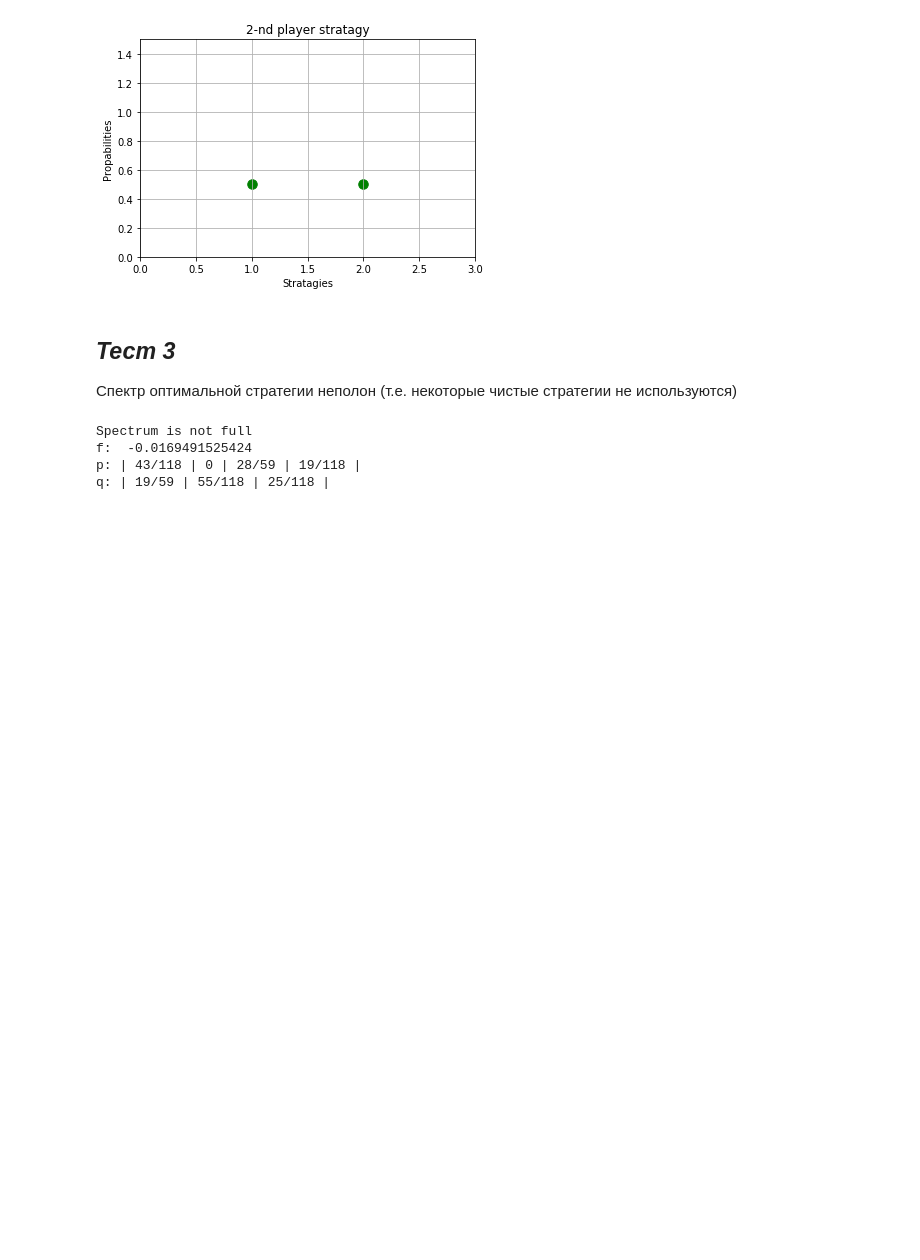
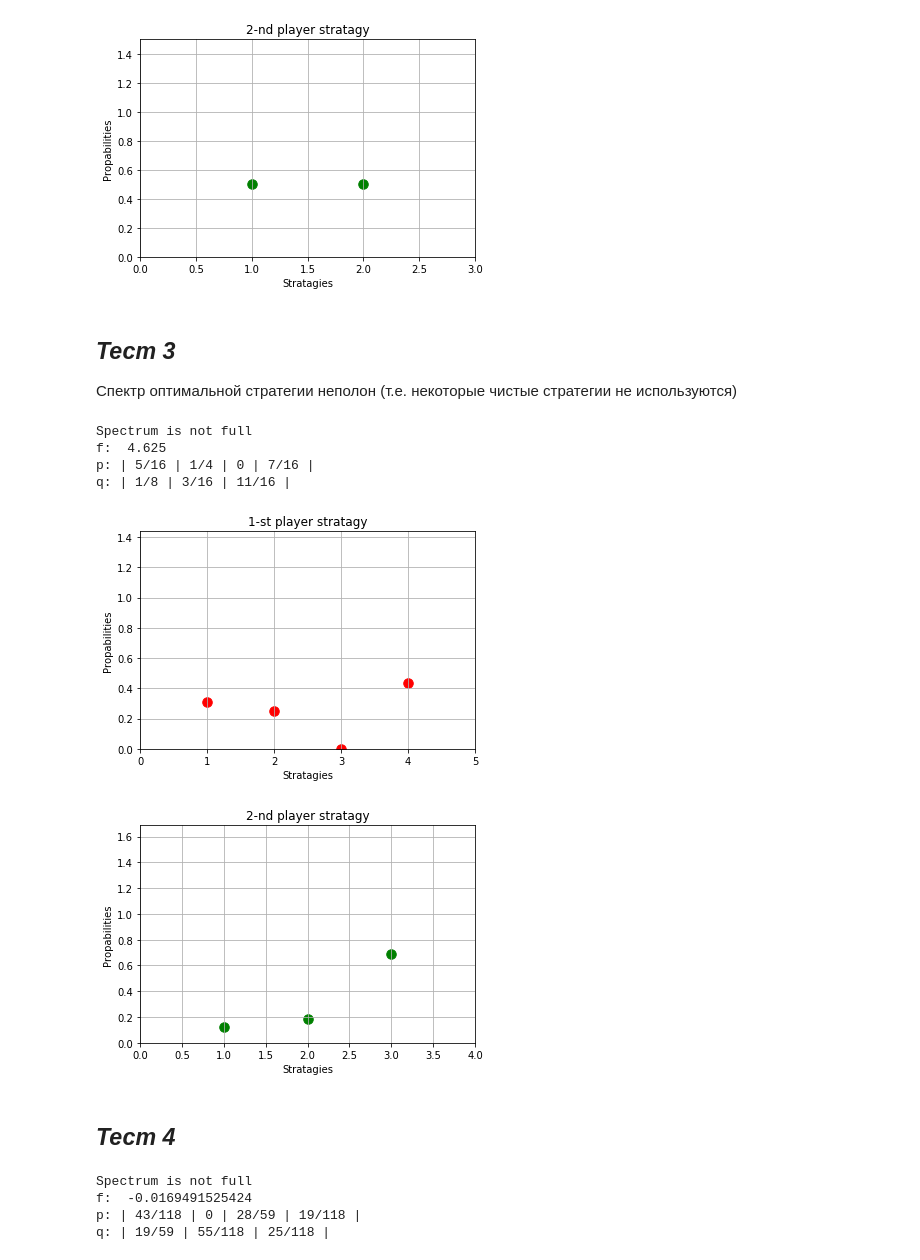
Before and after one commit to artempyanykh/prac-2017-2018, a Jupyter notebook: submissions/task1/mareev-meledin/Jupyter /Task1.ipynb, the cells around one changed output. Cells and saved outputs as stored; diff of their text form; code cells hidden in the pictures; blank space fills up the shorter version.

```diff
--- a/submissions/task1/mareev-meledin/Jupyter /Task1.ipynb
+++ b/submissions/task1/mareev-meledin/Jupyter /Task1.ipynb
@@ -143,6 +141,19 @@ q: | 1/2 | 1/2 |
 *Тест 3*
 --------
 Cпектр оптимальной стратегии неполон (т.е. некоторые чистые стратегии не используются)
+# %%
+x=nash_equilibrium([[4,0,6], [3,8,4], [1,2,6], [6,6,4]])
+res_show(x['f'],x['p'],x['q'])
+# %% [output]
+Spectrum is not full
+f:  4.625
+p: | 5/16 | 1/4 | 0 | 7/16 |
+q: | 1/8 | 3/16 | 11/16 |
+[figure, added]
+[figure, added]
+# %% [markdown]
+*Тест 4*
+--------
 # %%
 x=nash_equilibrium([[-4,0,6], [3,-8,-4], [1,2,-6], [6,-6,4]])
 res_show(x['f'],x['p'],x['q'])
```
Also changed, not shown: parts of 1 cell of this notebook.
